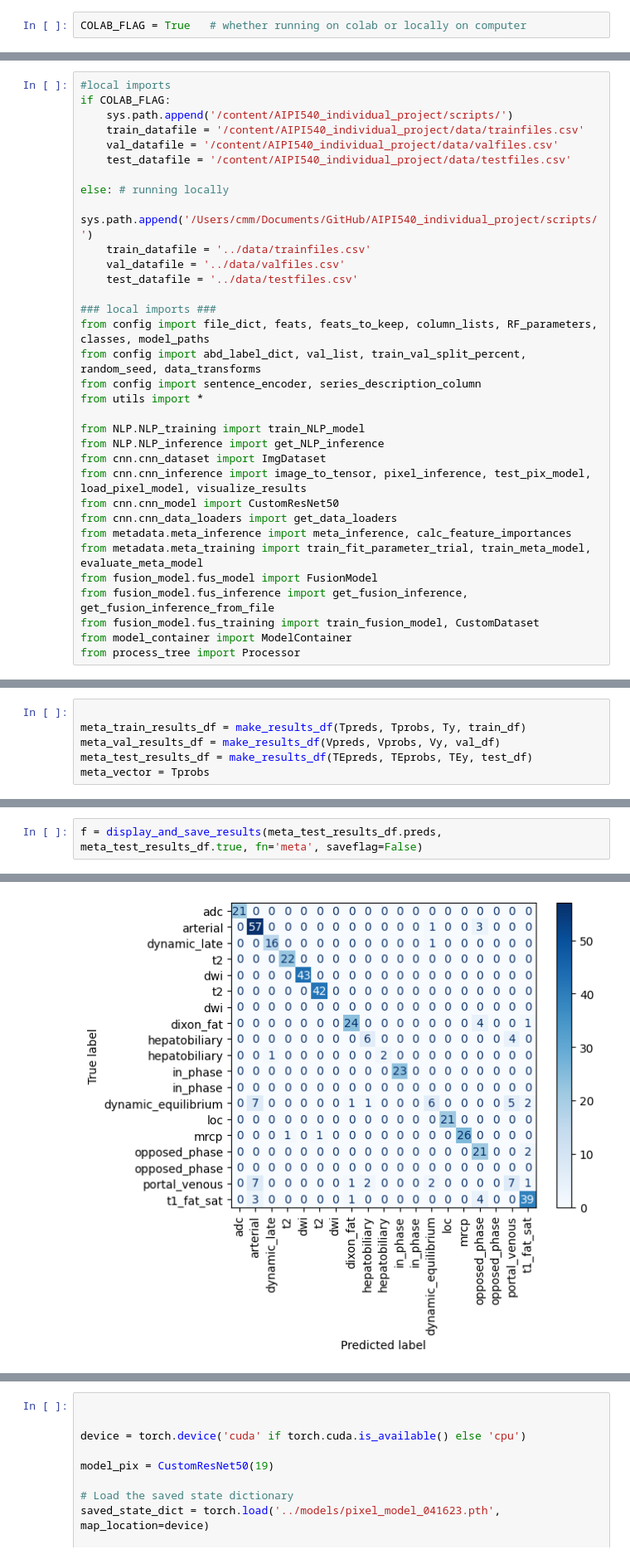
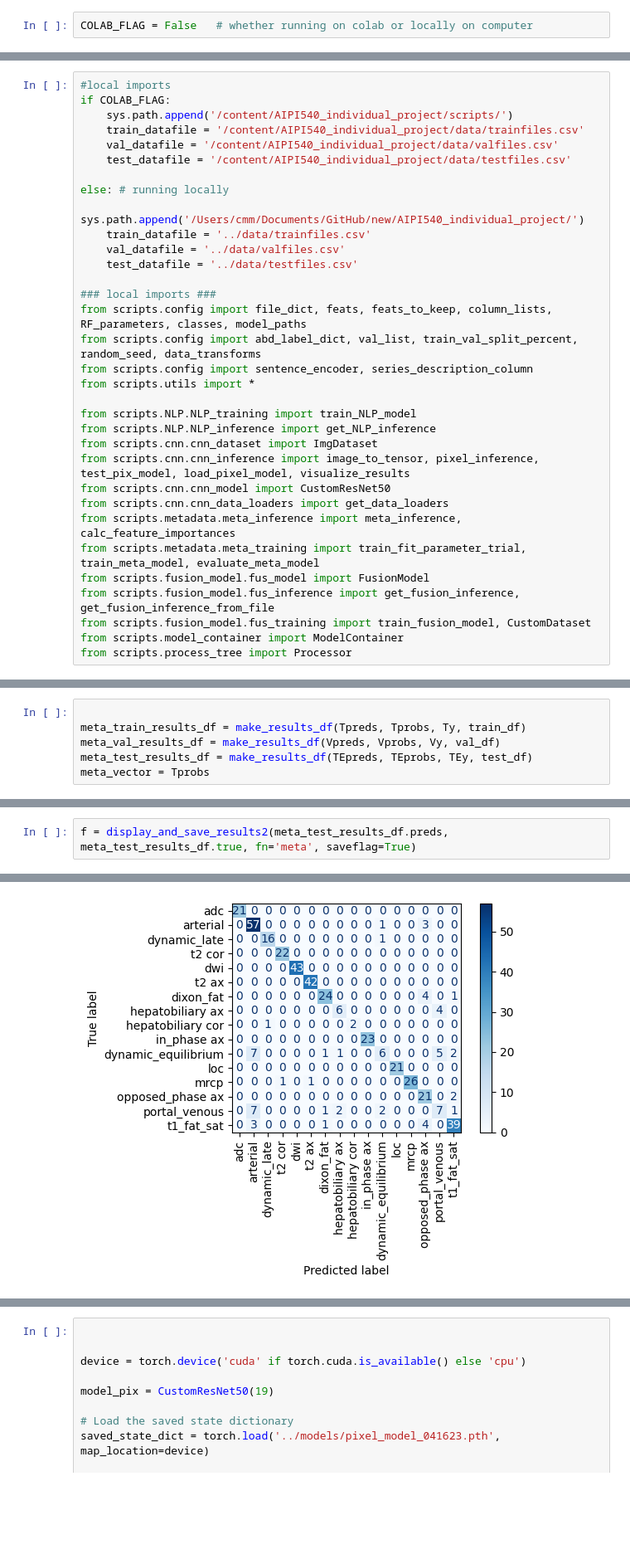
Before and after one commit to mille055/AIPI540_individual_project, a Jupyter notebook: notebooks/AIPI540_IP_forpaper.ipynb, the cells around one changed output, grey strips where cells are left out. Shown at 83% size. Cells and saved outputs as stored; diff of their text form; blank space fills up the shorter version.

```diff
--- a/notebooks/AIPI540_IP_forpaper.ipynb
+++ b/notebooks/AIPI540_IP_forpaper.ipynb
@@ -3,7 +3,7 @@
 # %% [markdown]
 <a href='https://ai.meng.duke.edu'> = <img align="left" style="padding-top:10px;" src=https://storage.googleapis.com/aipi_datasets/Duke-AIPI-Logo.png>
 # %%
-COLAB_FLAG = True   # whether running on colab or locally on computer
+COLAB_FLAG = False   # whether running on colab or locally on computer
 # %%
 if COLAB_FLAG:
     !pip install pydicom==2.1.2
@@ -81,27 +63,27 @@ if COLAB_FLAG:
     test_datafile = '/content/AIPI540_individual_project/data/testfiles.csv'
 
 else: # running locally
-    sys.path.append('/Users/cmm/Documents/GitHub/AIPI540_individual_project/scripts/')
+    sys.path.append('/Users/cmm/Documents/GitHub/new/AIPI540_individual_project/')
     train_datafile = '../data/trainfiles.csv'
     val_datafile = '../data/valfiles.csv'
     test_datafile = '../data/testfiles.csv'
 
 ### local imports ###
-from config import file_dict, feats, feats_to_keep, column_lists, RF_parameters, classes, model_paths
-from config import abd_label_dict, val_list, train_val_split_percent, random_seed, data_transforms
-from config import sentence_encoder, series_description_column
-from utils import *
+from scripts.config import file_dict, feats, feats_to_keep, column_lists, RF_parameters, classes, model_paths
+from scripts.config import abd_label_dict, val_list, train_val_split_percent, random_seed, data_transforms
+from scripts.config import sentence_encoder, series_description_column
+from scripts.utils import *
 
-from NLP.NLP_training import train_NLP_model
-from NLP.NLP_inference import get_NLP_inference
-from cnn.cnn_dataset import ImgDataset
-from cnn.cnn_inference import image_to_tensor, pixel_inference, test_pix_model, load_pixel_model, visualize_results
-from cnn.cnn_model import CustomResNet50
-from cnn.cnn_data_loaders import get_data_loaders
-from metadata.meta_inference import meta_inference, calc_feature_importances
-from metadata.meta_training import train_fit_parameter_trial, train_meta_model, evaluate_meta_model
-from fusion_model.fus_model import FusionModel
-from fusion_model.fus_inference import get_fusion_inference, get_fusion_inference_from_file
-from fusion_model.fus_training import train_fusion_model, CustomDataset
-from model_container import ModelContainer
-from process_tree import Processor
+from scripts.NLP.NLP_training import train_NLP_model
+from scripts.NLP.NLP_inference import get_NLP_inference
+from scripts.cnn.cnn_dataset import ImgDataset
+from scripts.cnn.cnn_inference import image_to_tensor, pixel_inference, test_pix_model, load_pixel_model, visualize_results
+from scripts.cnn.cnn_model import CustomResNet50
+from scripts.cnn.cnn_data_loaders import get_data_loaders
+from scripts.metadata.meta_inference import meta_inference, calc_feature_importances
+from scripts.metadata.meta_training import train_fit_parameter_trial, train_meta_model, evaluate_meta_model
+from scripts.fusion_model.fus_model import FusionModel
+from scripts.fusion_model.fus_inference import get_fusion_inference, get_fusion_inference_from_file
+from scripts.fusion_model.fus_training import train_fusion_model, CustomDataset
+from scripts.model_container import ModelContainer
+from scripts.process_tree import Processor
@@ -163,3 +166,3 @@ meta_vector = Tprobs
 # %%
-f = display_and_save_results(meta_test_results_df.preds, meta_test_results_df.true, fn='meta', saveflag=False)
+f = display_and_save_results2(meta_test_results_df.preds, meta_test_results_df.true, fn='meta', saveflag=True)
 # %% [output]
@@ -183 +187 @@ weighted avg       0.87      0.87      0.86       432
-[figure, old version]
+[figure, new version]
```
Also changed, not shown: parts of 49 cells of this notebook, 27 other files.
